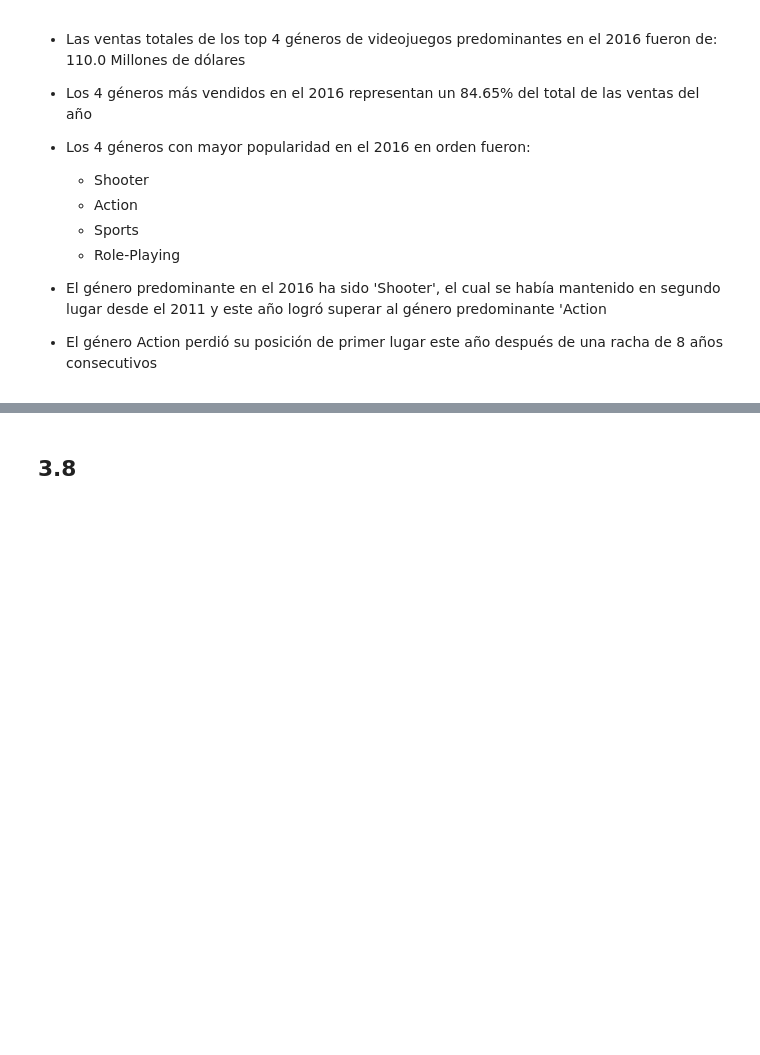
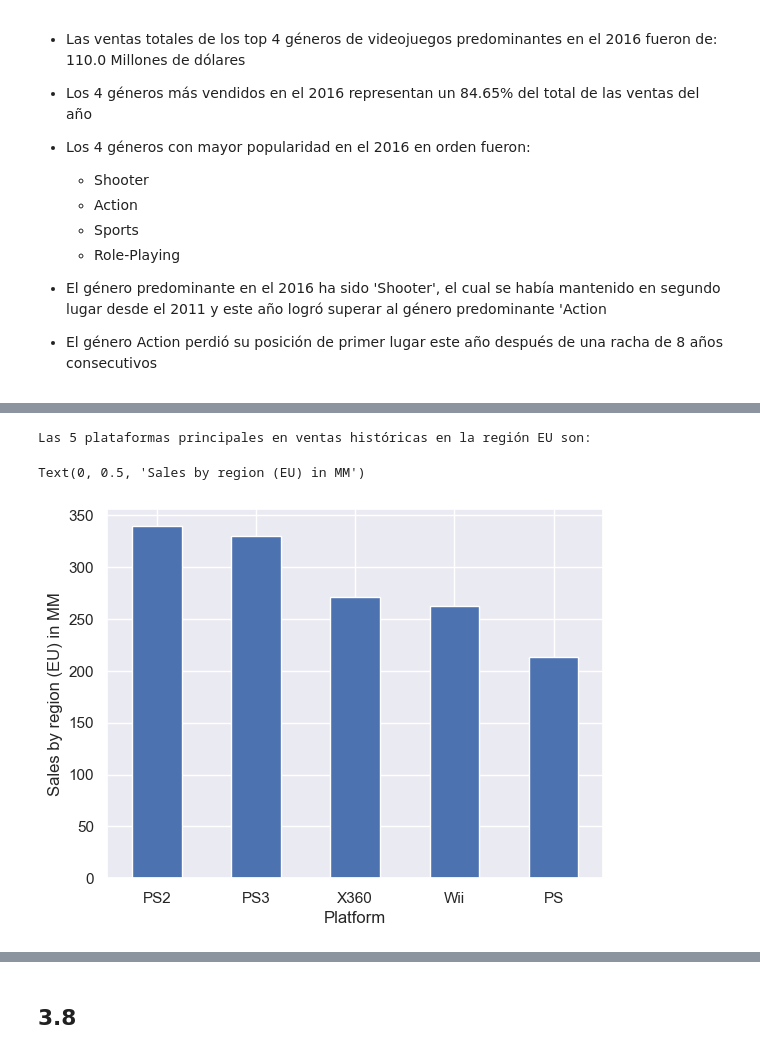
Before and after one commit to OmiHdz/project_s6, a Jupyter notebook: project_s6.ipynb, the cells around one changed output, grey strips where cells are left out. Drawn from its saved outputs; the diff is of its cells as text; code cells hidden in the pictures; blank space fills up the shorter version.

```diff
--- a/project_s6.ipynb
+++ b/project_s6.ipynb
@@ -1256,0 +1330,3 @@ df2
+# %%
+eu_sales= df.drop(['other_sales','jp_sales','na_sales','total_sales'],axis=1)
+eu_sales.head()
@@ -1256,0 +1340,10 @@ df2
+# %%
+print('Las 5 plataformas principales en ventas históricas en la región EU son:')
+eu_platforms=eu_sales.groupby('platform')['eu_sales'].sum().sort_values(ascending=False).head()
+eu_platforms.plot(kind='bar',rot=0)
+plt.xlabel('Platform')
+plt.ylabel('Sales by region (EU) in MM')
+# %% [output]
+Las 5 plataformas principales en ventas históricas en la región EU son:
+Text(0, 0.5, 'Sales by region (EU) in MM')
+[figure, added]
```
Also changed, not shown: parts of 52 cells of this notebook.
